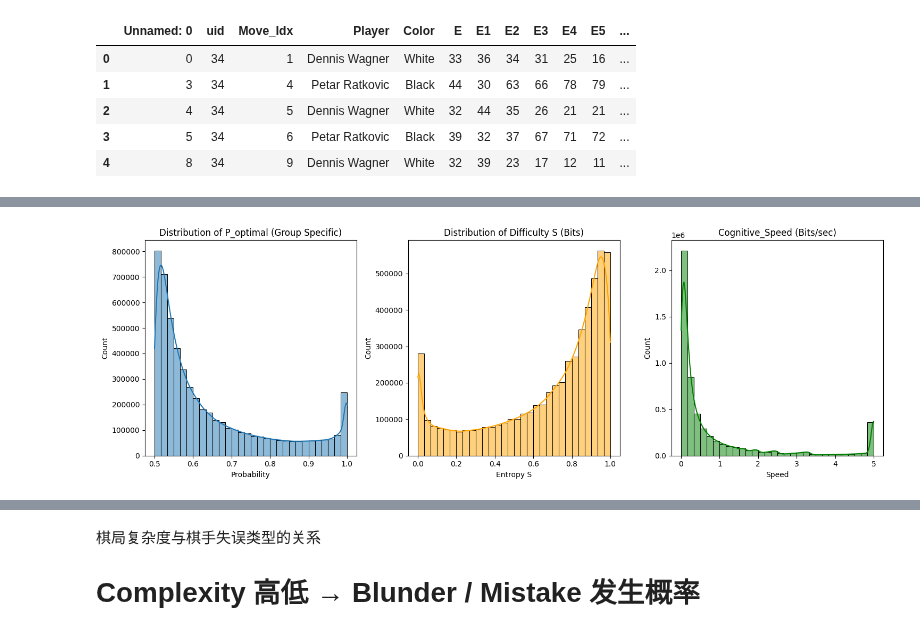
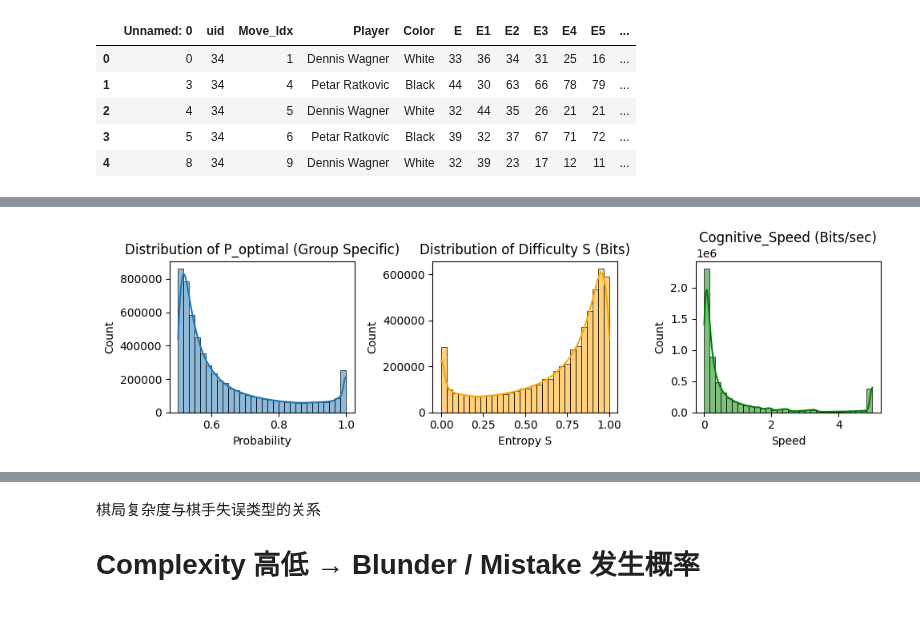
Before and after one commit to zZimablueee/Chess, a Jupyter notebook: complexity/delta_0/delta2.ipynb, the cells around one changed output, grey strips where cells are left out. Cells and saved outputs as stored; diff of their text form; code cells hidden in the pictures.

```diff
--- a/complexity/delta_0/delta2.ipynb
+++ b/complexity/delta_0/delta2.ipynb
@@ -16,6 +17,21 @@ df_moves = pd.read_csv('0211.csv')
 tolerance_cp= 10
 df_moves['Is_Optimal'] = np.where(df_moves['Δi'] <= tolerance_cp, 1, 0)
 #df_moves.head(50)
+df_moves['Game_Length'] = (
+    df_moves.groupby('uid')['Move_Idx'].transform('max')
+)
+
+df_moves['Progress'] = (
+    df_moves['Move_Idx'] / df_moves['Game_Length']
+)
+def get_relative_stage(progress):
+    if progress <= 0.33:
+        return 'Opening (0-33%)'
+    elif progress <= 0.66:
+        return 'Middlegame (33-66%)'
+    else:
+        return 'Endgame (66-100%)'
+df_moves['Relative_Stage(temp)'] = df_moves['Progress'].apply(get_relative_stage)
 # %%
 df_moves['Δ'].describe
 # %% [output]
@@ -100,13 +190,6 @@ print("计算完成！")
 # %%
-time_complex['Game_Length'] = (
-    time_complex.groupby('uid')['Move_Idx'].transform('max')
-)
-
-time_complex['Progress'] = (
-    time_complex['Move_Idx'] / time_complex['Game_Length']
-)
 complex_drop_opening = time_complex[
-    (time_complex['Progress'] > 0.20) &   # 去掉前15%
-    (time_complex['Is_Forced'] == 0)
+    (time_complex['Progress'] > 0.15) &   # 去掉前15%
+    (time_complex['Is_Forced'] == 0)      # 去掉强制走子
 ].copy()
 # %%
@@ -230,27 +269,27 @@ Index(['Unnamed: 0', 'uid', 'Move_Idx', 'Player', 'Color', 'E', 'E1', 'E2',
       dtype='object')
 # %%
 # 过滤数据用于画图 (去掉开局和强制步)
-plt.figure(figsize=(15, 5))
+plt.figure(figsize=(10, 3))
 
 # 图1: P distribution (Group Specific)
 plt.subplot(1, 3, 1)
 sns.histplot(complex_drop_opening['P_optimal'], bins=30, kde=True)
 plt.title('Distribution of P_optimal (Group Specific)')
 plt.xlabel('Probability')
 
 # 图2: S distribution (Group Specific)
 plt.subplot(1, 3, 2)
 sns.histplot(complex_drop_opening['S'], bins=30, kde=True, color='orange')
 plt.title('Distribution of Difficulty S (Bits)')
 plt.xlabel('Entropy S')
 
 # 图3: Cognitive Speed distribution (Group Specific)
 plt.subplot(1, 3, 3)
 sns.histplot(complex_drop_opening['Cognitive_Speed'].clip(upper=5), bins=30, kde=True, color='green')
 plt.title('Cognitive_Speed (Bits/sec)')
 plt.xlabel('Speed')
 
 plt.tight_layout()
 plt.show()
 # %% [output]
-[figure, old version]
+[figure, new version]
```
Also changed, not shown: parts of 29 cells of this notebook.
